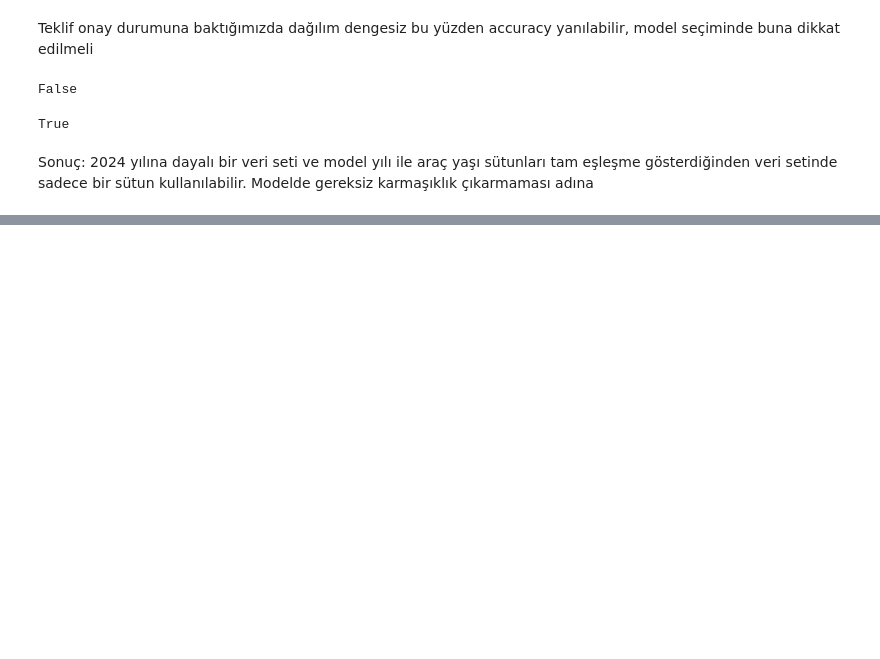
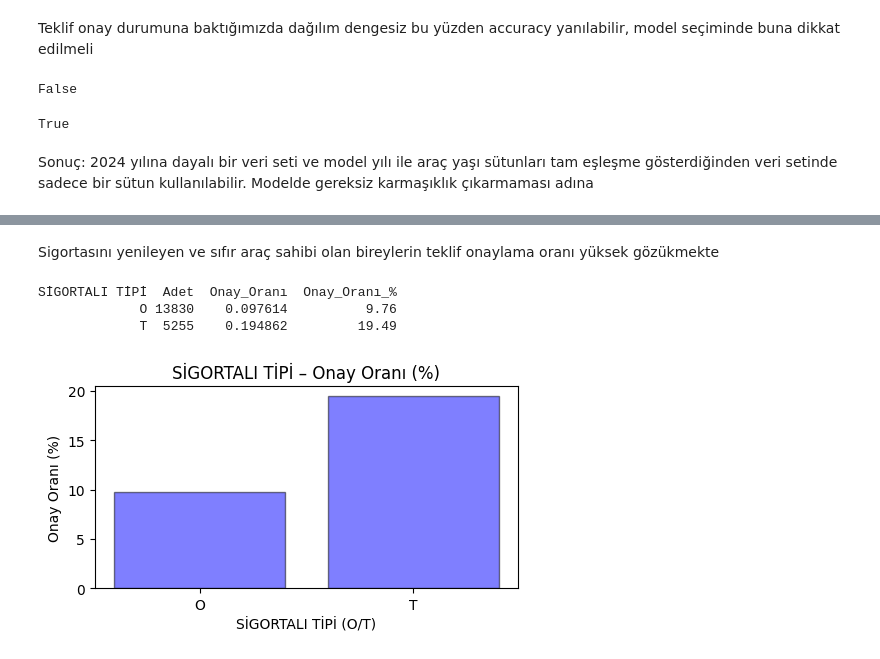
Before and after one commit to incieryilmazz/Insurance--Project, a Jupyter notebook: EDA.ipynb, the cells around one changed output, grey strips where cells are left out. Saved outputs shown, nothing was run; the diff lists cells and outputs as text; code cells hidden in the pictures; blank space fills up the shorter version.

```diff
--- a/EDA.ipynb
+++ b/EDA.ipynb
@@ -218,0 +241,23 @@ Sonuç: 2024 yılına dayalı bir veri seti ve model yılı ile araç yaşı sü
+# %% [markdown]
+Sigortasını yenileyen ve sıfır araç sahibi olan bireylerin teklif onaylama oranı yüksek gözükmekte
+# %%
+# Sigortalı tipi ve teklif onay durumu arasındaki ilişki
+grp = df.groupby("SİGORTALI TİPİ")["TEKLİF ONAY DURUMU"]
+tab = pd.DataFrame({"Adet": grp.size(), "Onay_Oranı": grp.mean()}).reset_index()
+tab["Onay_Oranı_%"] = (tab["Onay_Oranı"] * 100).round(2)
+
+print(tab.to_string(index=False))
+
+plt.figure(figsize=(5, 3))
+plt.bar(tab["SİGORTALI TİPİ"], tab["Onay_Oranı_%"],
+       color="blue", edgecolor="black", alpha=0.5)
+plt.title("SİGORTALI TİPİ – Onay Oranı (%)")
+plt.xlabel("SİGORTALI TİPİ (O/T)")
+plt.ylabel("Onay Oranı (%)")
+plt.tight_layout()
+plt.show()
+# %% [output]
+SİGORTALI TİPİ  Adet  Onay_Oranı  Onay_Oranı_%
+             O 13830    0.097614          9.76
+             T  5255    0.194862         19.49
+[figure, added]
```
Also changed, not shown: parts of 11 cells of this notebook.
